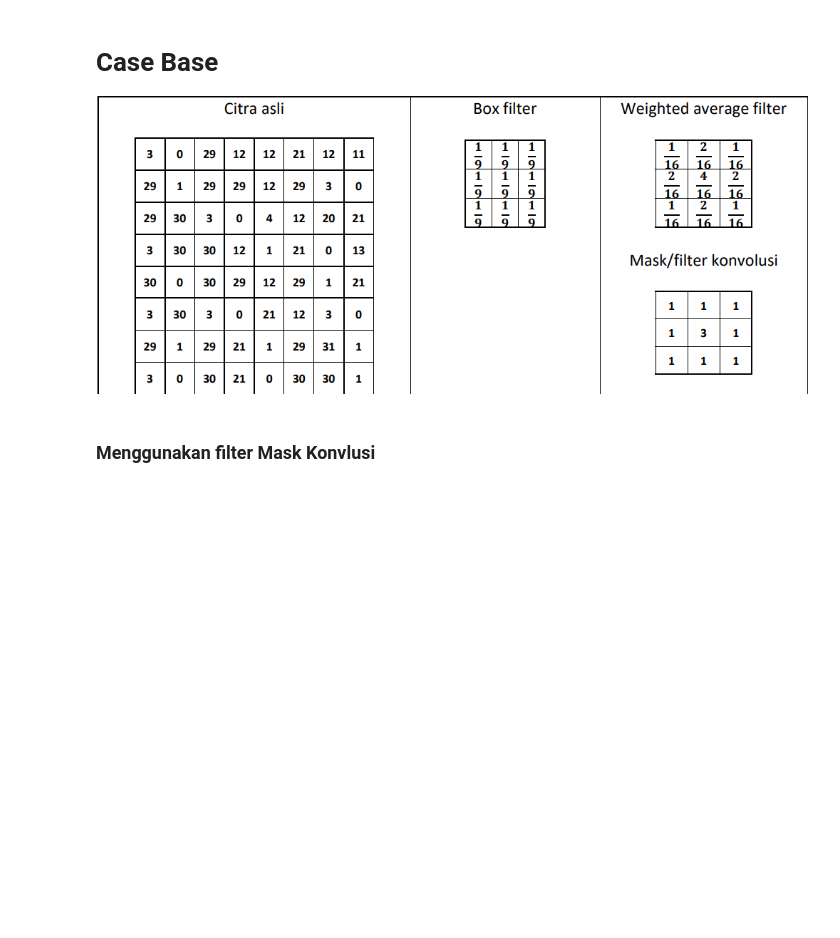
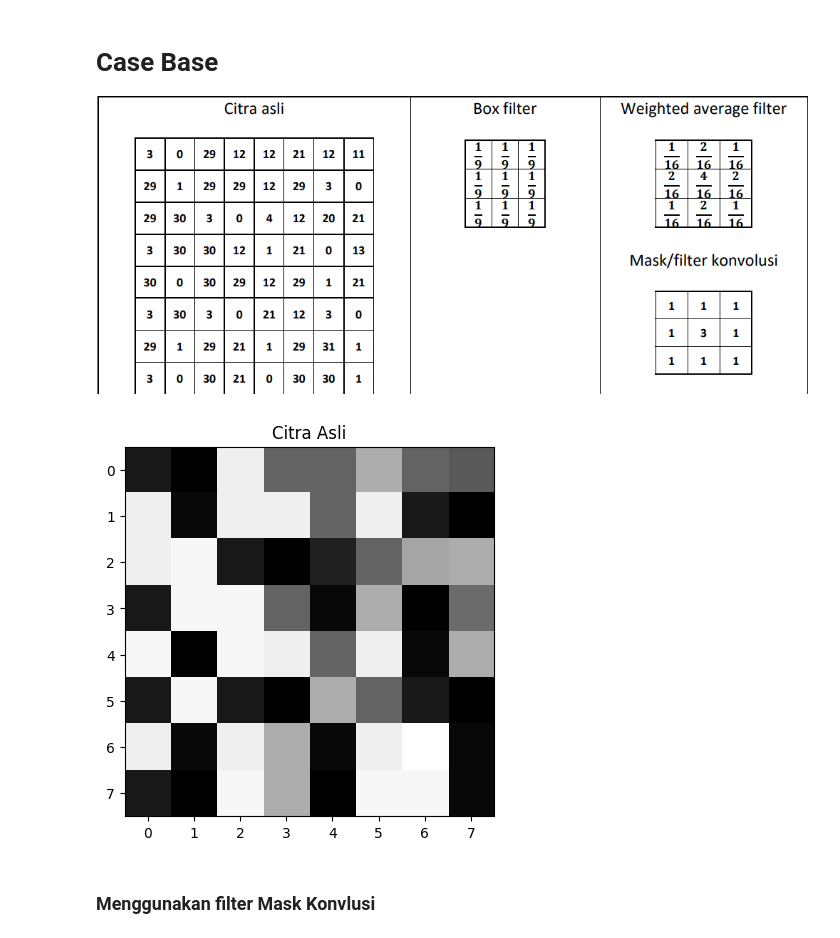
Before and after one commit to irizkyw/Citra-Digital, a Jupyter notebook: casebase_W6/casebase_w6.ipynb, the cells around one changed output. Saved outputs shown, nothing was run; the diff lists cells and outputs as text; code cells hidden in the pictures; blank space fills up the shorter version.

Commit message:
UPDATE: Update plotting each conv

```diff
--- a/casebase_W6/casebase_w6.ipynb
+++ b/casebase_W6/casebase_w6.ipynb
@@ -50,32 +49,38 @@ print(hasil_konvolusi)
 # %%
 citra_asli = np.array([
     [3, 0, 29, 12, 12, 21, 12, 11],
     [29, 1, 29, 29, 12, 29, 3, 0],
     [29, 30, 3, 0, 4, 12, 20, 21],
     [3, 30, 30, 12, 1, 21, 0, 13],
     [30, 0, 30, 29, 12, 29, 1, 21],
     [3, 30, 3, 0, 21, 12, 3, 0],
     [29, 1, 29, 21, 1, 29, 31, 1],
     [3, 0, 30, 21, 0, 30, 30, 1]
 ])
 
 box_filter = np.array([
     [1/9,1/9,1/9],
     [1/9,1/9,1/9],
     [1/9,1/9,1/9]
 ])
 
 weighted_filter = np.array([
     [1/16,2/16,1/16],
     [2/16,4/16,2/16],
     [1/16,2/16,1/16]
 ])
 
 filter_konvolusi = np.array([
     [1, 1, 1],
     [1, 3, 1],
     [1, 1, 1]
 ])
+
+plt.imshow(citra_asli, cmap='gray')
+plt.title('Citra Asli')
+plt.show()
+# %% [output]
+[figure, added]
 # %% [markdown]
 ### Menggunakan filter Mask Konvlusi
 # %%
```
Also changed, not shown: parts of 10 cells of this notebook, 2 other files.
